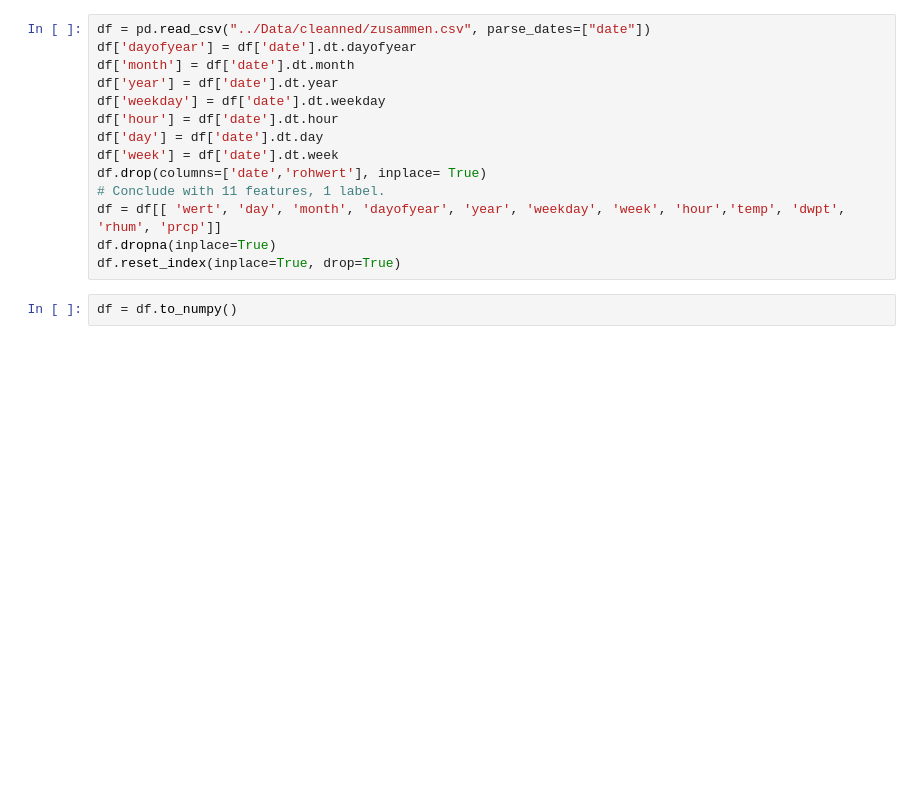
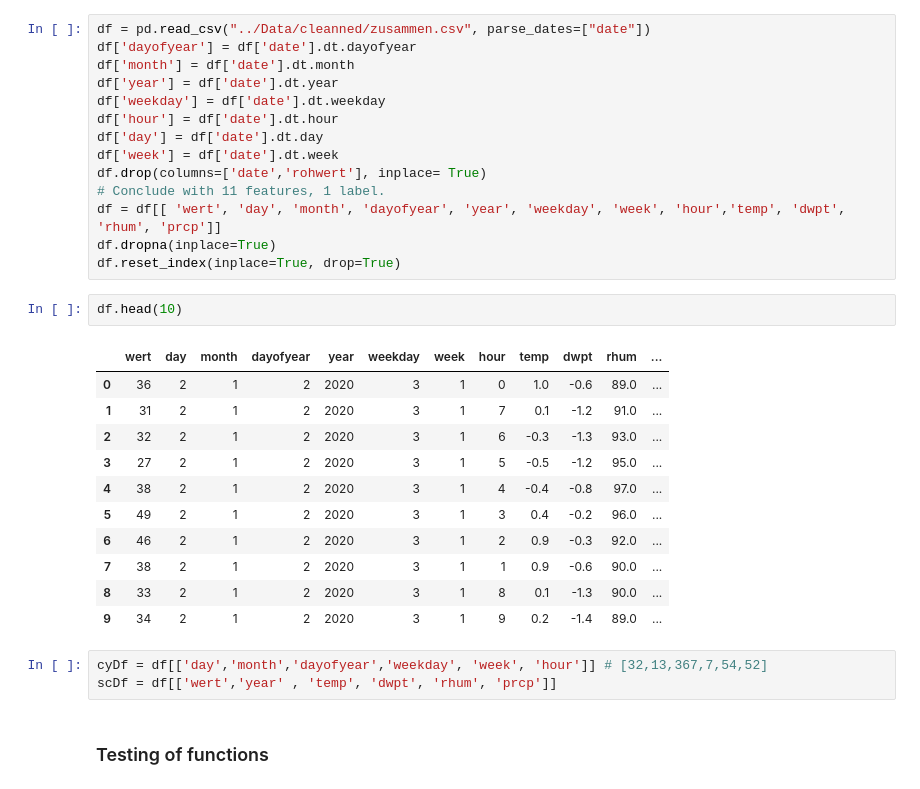
Before and after one commit to YashRevannavar/Auto-ML-On-De-Pollution, a Jupyter notebook: script/ml04-1.ipynb, the cells around one changed output. Drawn from its saved outputs; the diff is of its cells as text; blank space fills up the shorter version.

```diff
--- a/script/ml04-1.ipynb
+++ b/script/ml04-1.ipynb
@@ -55,5 +34,22 @@ df.drop(columns=['date','rohwert'], inplace= True)
 df = df[[ 'wert', 'day', 'month', 'dayofyear', 'year', 'weekday', 'week', 'hour','temp', 'dwpt', 'rhum', 'prcp']]
 df.dropna(inplace=True)
 df.reset_index(inplace=True, drop=True)
-# %%
-df = df.to_numpy()
+# %%
+df.head(10)
+# %% [output]
+|  | wert | day | month | dayofyear | year | weekday | week | hour | temp | dwpt | rhum | ... |
+| 0 | 36 | 2 | 1 | 2 | 2020 | 3 | 1 | 0 | 1.0 | -0.6 | 89.0 | ... |
+| 1 | 31 | 2 | 1 | 2 | 2020 | 3 | 1 | 7 | 0.1 | -1.2 | 91.0 | ... |
+| 2 | 32 | 2 | 1 | 2 | 2020 | 3 | 1 | 6 | -0.3 | -1.3 | 93.0 | ... |
+| 3 | 27 | 2 | 1 | 2 | 2020 | 3 | 1 | 5 | -0.5 | -1.2 | 95.0 | ... |
+| 4 | 38 | 2 | 1 | 2 | 2020 | 3 | 1 | 4 | -0.4 | -0.8 | 97.0 | ... |
+| 5 | 49 | 2 | 1 | 2 | 2020 | 3 | 1 | 3 | 0.4 | -0.2 | 96.0 | ... |
+| 6 | 46 | 2 | 1 | 2 | 2020 | 3 | 1 | 2 | 0.9 | -0.3 | 92.0 | ... |
+| 7 | 38 | 2 | 1 | 2 | 2020 | 3 | 1 | 1 | 0.9 | -0.6 | 90.0 | ... |
+| 8 | 33 | 2 | 1 | 2 | 2020 | 3 | 1 | 8 | 0.1 | -1.3 | 90.0 | ... |
+| 9 | 34 | 2 | 1 | 2 | 2020 | 3 | 1 | 9 | 0.2 | -1.4 | 89.0 | ... |
+# %%
+cyDf = df[['day','month','dayofyear','weekday', 'week', 'hour']] # [32,13,367,7,54,52]
+scDf = df[['wert','year' , 'temp', 'dwpt', 'rhum', 'prcp']]
+# %% [markdown]
+### Testing of functions
```
Also changed, not shown: parts of 31 cells of this notebook, 1 other file.
